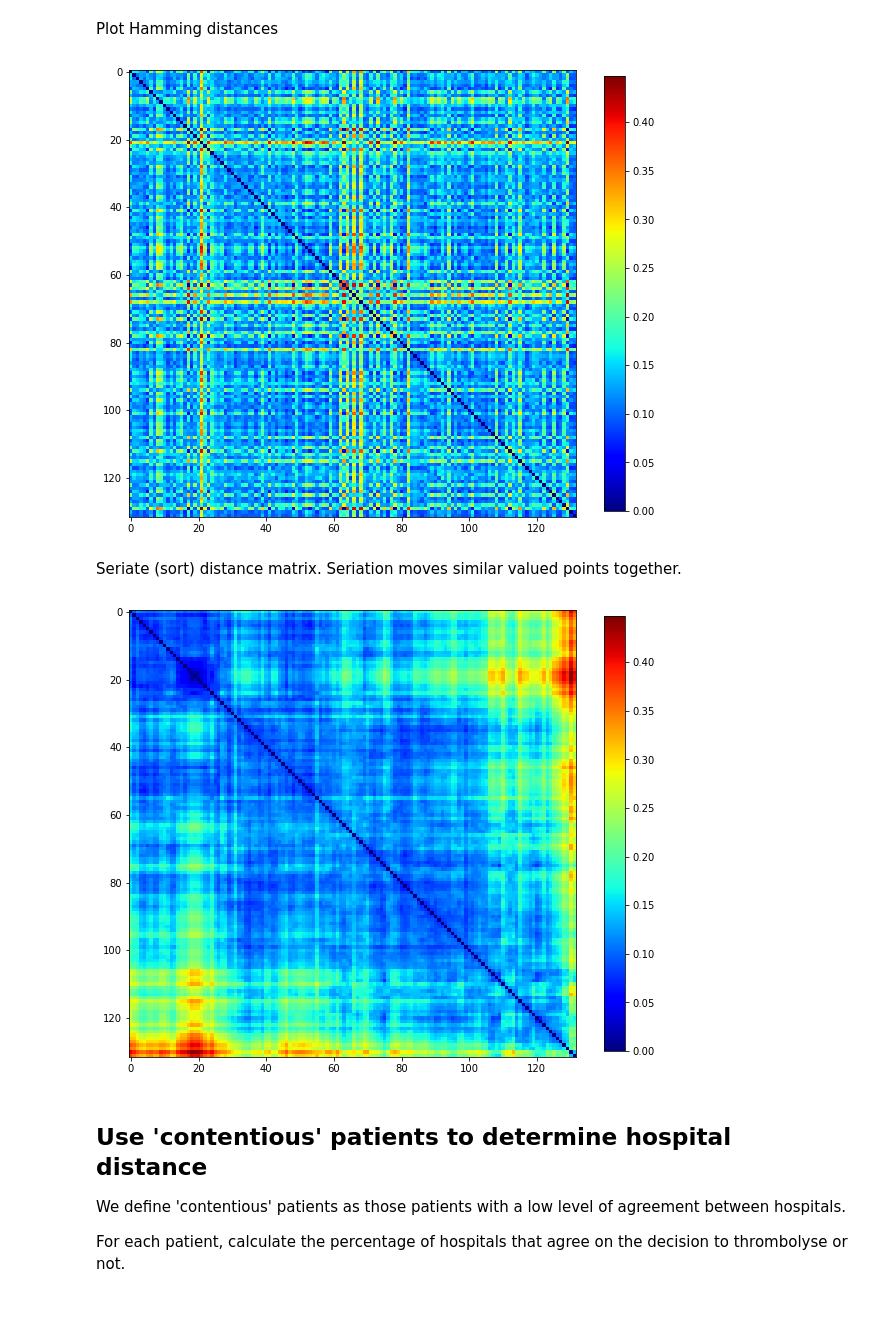
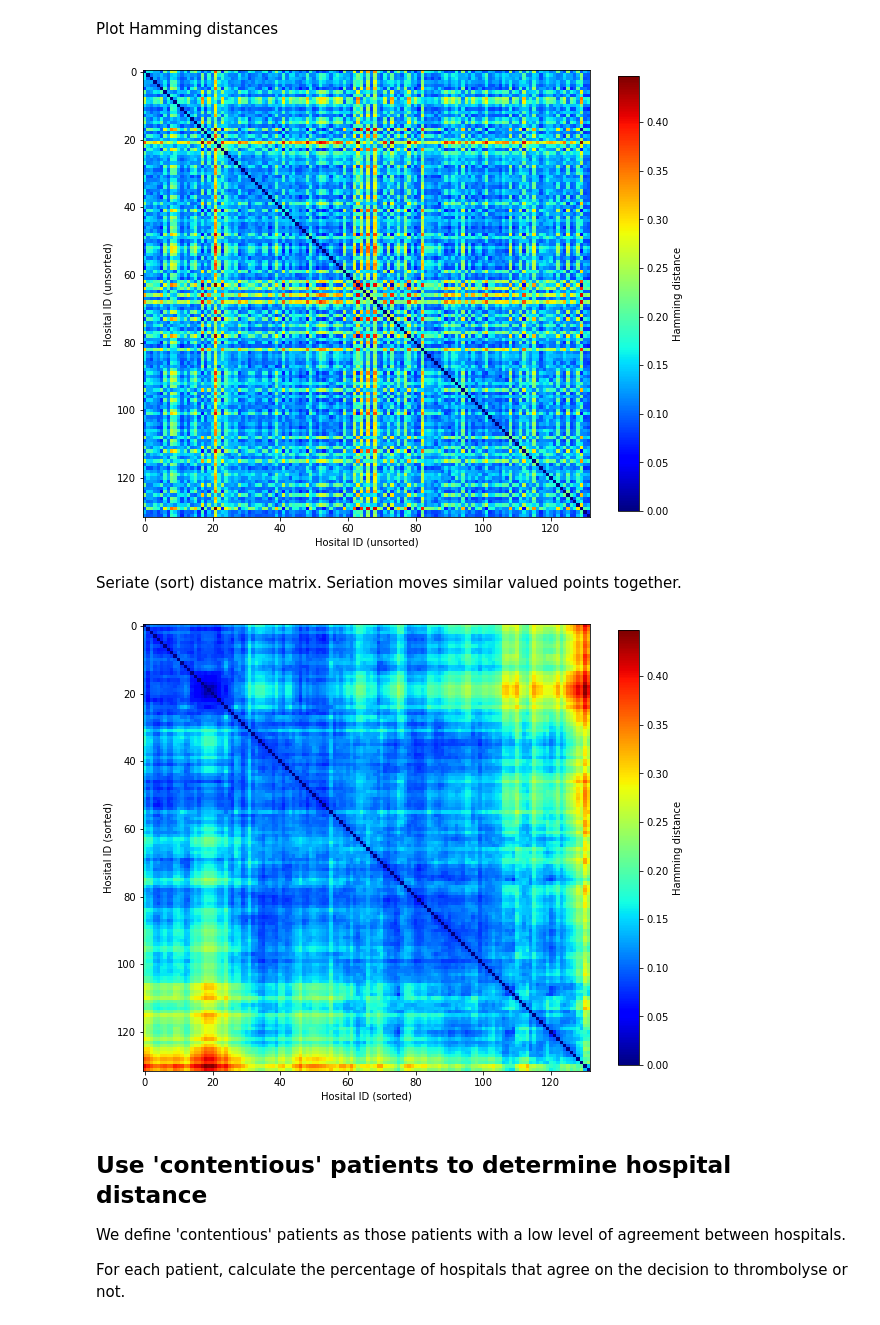
Before and after one commit to samuel-book/samuel-1, a Jupyter notebook: _sources/random_forest/random_forest_cohort_distance.ipynb, the cells around one changed output. Drawn from its saved outputs; the diff is of its cells as text; code cells hidden in the pictures.

```diff
--- a/_sources/random_forest/random_forest_cohort_distance.ipynb
+++ b/_sources/random_forest/random_forest_cohort_distance.ipynb
@@ -103,13 +103,17 @@ Plot Hamming distances
 fig, ax = plt.subplots(figsize=(10,10))
 
 im = ax.imshow(D, cmap=plt.get_cmap('jet'))
-plt.colorbar(im, shrink = 0.8)
+plt.colorbar(im, shrink = 0.8, label='Hamming distance')
+
+ax.set_xlabel('Hosital ID (unsorted)')
+ax.set_ylabel('Hosital ID (unsorted)')
 
 plt.savefig('output/hamming_not_sorted.jpg', dpi=300)
 
+
 plt.show()
 # %% [output]
-[figure, old version]
+[figure, new version]
 # %% [markdown]
 Seriate (sort) distance matrix. Seriation moves similar valued points together.
 # %%
@@ -125,14 +129,17 @@ for i,o in enumerate(order):
 # %%
 fig, ax = plt.subplots(figsize=(10,10))
 
 im = ax.imshow(new_D, cmap=plt.get_cmap('jet'))
-plt.colorbar(im, shrink = 0.8)
+plt.colorbar(im, shrink = 0.8, label='Hamming distance')
+
+ax.set_xlabel('Hosital ID (sorted)')
+ax.set_ylabel('Hosital ID (sorted)')
 
 plt.savefig('output/hamming_seriated.jpg', dpi=300)
 
 plt.show()
 # %% [output]
-[figure, old version]
+[figure, new version]
 # %% [markdown]
 ## Use 'contentious' patients to determine hospital distance
 
```
Also changed, not shown: parts of 1 cell of this notebook, 28 other files.
